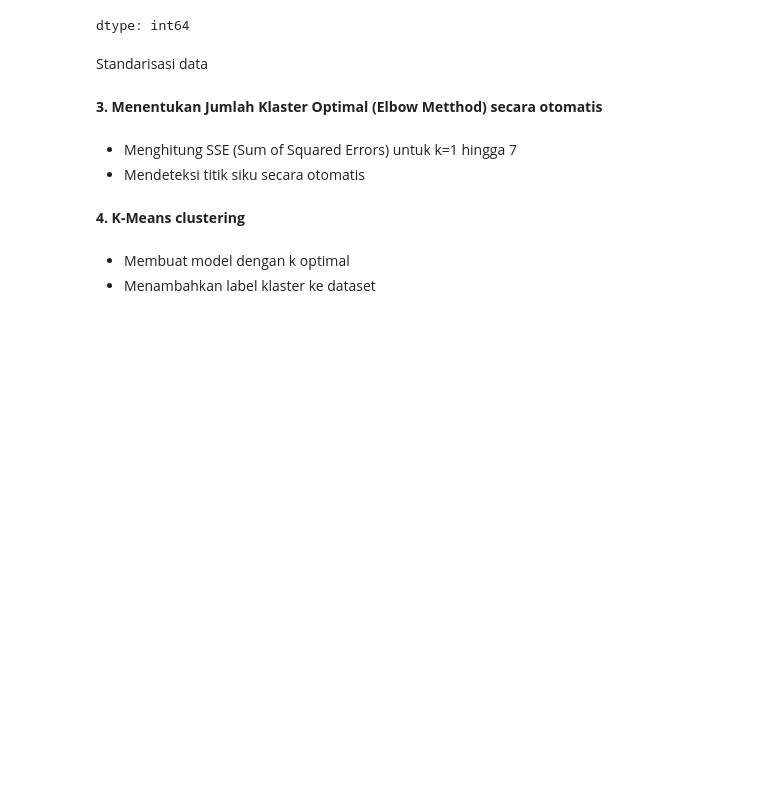
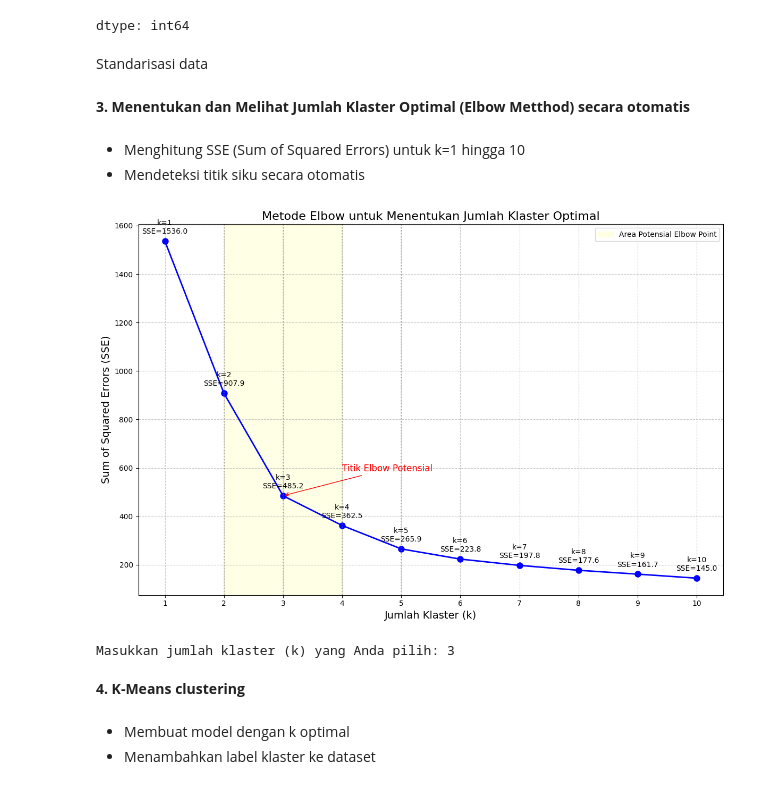
Before and after one commit to LatiefDataVisionary/multivariate-analysis-college-task, a Jupyter notebook: src/KMeans_w11.ipynb, the cells around one changed output. Saved outputs shown, nothing was run; the diff lists cells and outputs as text; code cells hidden in the pictures; blank space fills up the shorter version.

```diff
--- a/src/KMeans_w11.ipynb
+++ b/src/KMeans_w11.ipynb
@@ -75,9 +75,9 @@ Standarisasi data
 scaler = StandardScaler()
 scaled_data = scaler.fit_transform(df[['BloodPressure', 'Age']])
 # %% [markdown]
-**3. Menentukan Jumlah Klaster Optimal (Elbow Metthod) secara otomatis**
+**3. Menentukan dan Melihat Jumlah Klaster Optimal (Elbow Metthod) secara otomatis**
 # %% [markdown]
-  - Menghitung SSE (Sum of Squared Errors) untuk k=1 hingga 7
+  - Menghitung SSE (Sum of Squared Errors) untuk k=1 hingga 10
   - Mendeteksi titik siku secara otomatis
 # %%
 sse = []
@@ -92,3 +88,50 @@ k_optimal = np.argmax(k_diff < 0.5 * k_diff[0]) + 2 if any(k_diff < 0.5 * k_diff
+# %%
+# Visualisasi Elbow Method yang lebih informatif
+plt.figure(figsize=(12, 8))
+
+# Plot SSE vs k
+plt.plot(k_range, sse, 'bo-', linewidth=2, markersize=8)
+plt.title('Metode Elbow untuk Menentukan Jumlah Klaster Optimal', fontsize=16)
+plt.xlabel('Jumlah Klaster (k)', fontsize=14)
+plt.ylabel('Sum of Squared Errors (SSE)', fontsize=14)
+plt.xticks(k_range)
+plt.grid(True, linestyle='--', alpha=0.7)
+
+# Tambahkan garis penanda dan anotasi
+for k in k_range:
+    plt.annotate(f"k={k}\nSSE={sse[k-1]:.1f}",
+                 (k, sse[k-1]),
+                 textcoords="offset points",
+                 xytext=(0,10),
+                 ha='center',
+                 fontsize=10)
+
+# Garis penanda khusus untuk titik-titik kunci
+plt.axvline(x=2, color='gray', linestyle=':', alpha=0.5)
+plt.axvline(x=3, color='gray', linestyle=':', alpha=0.5)
+plt.axvline(x=4, color='gray', linestyle=':', alpha=0.5)
+plt.axvline(x=5, color='gray', linestyle=':', alpha=0.5)
+
+# Highlight area elbow point
+plt.axvspan(2, 4, color='yellow', alpha=0.1, label='Area Potensial Elbow Point')
+
+# Tambahkan panah untuk menunjukkan lokasi elbow
+plt.annotate('Titik Elbow Potensial',
+             xy=(3, sse[2]),
+             xytext=(4, sse[2] + 100),
+             arrowprops=dict(arrowstyle='->', color='red'),
+             fontsize=12, color='red')
+
+plt.legend()
+plt.tight_layout()
+plt.savefig('elbow_method_detailed.png', dpi=300)
+plt.show()
+# %% [output]
+[figure, added]
+# %%
+k_optimal = int(input("\nMasukkan jumlah klaster (k) yang Anda pilih: "))
+# %% [output]
+Masukkan jumlah klaster (k) yang Anda pilih: 3
 # %% [markdown]
 **4. K-Means clustering**
 # %% [markdown]
```
Also changed, not shown: parts of 4 cells of this notebook.
